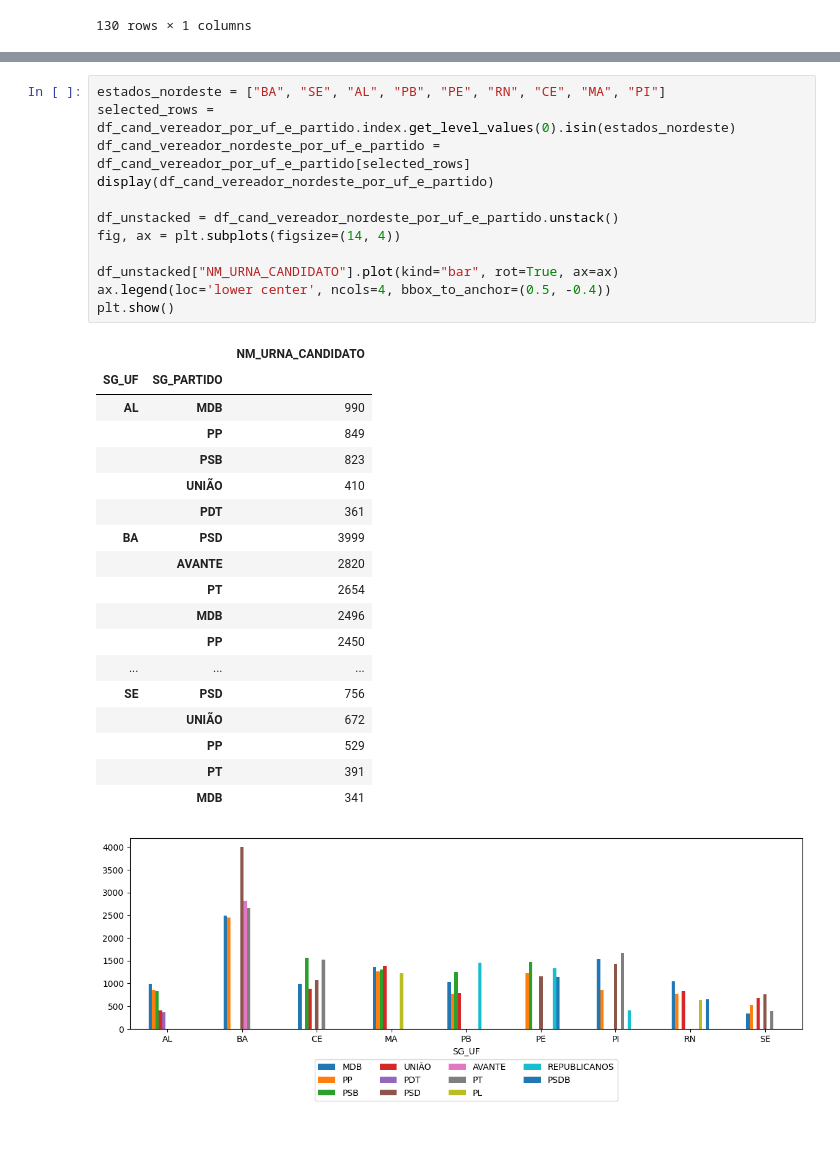
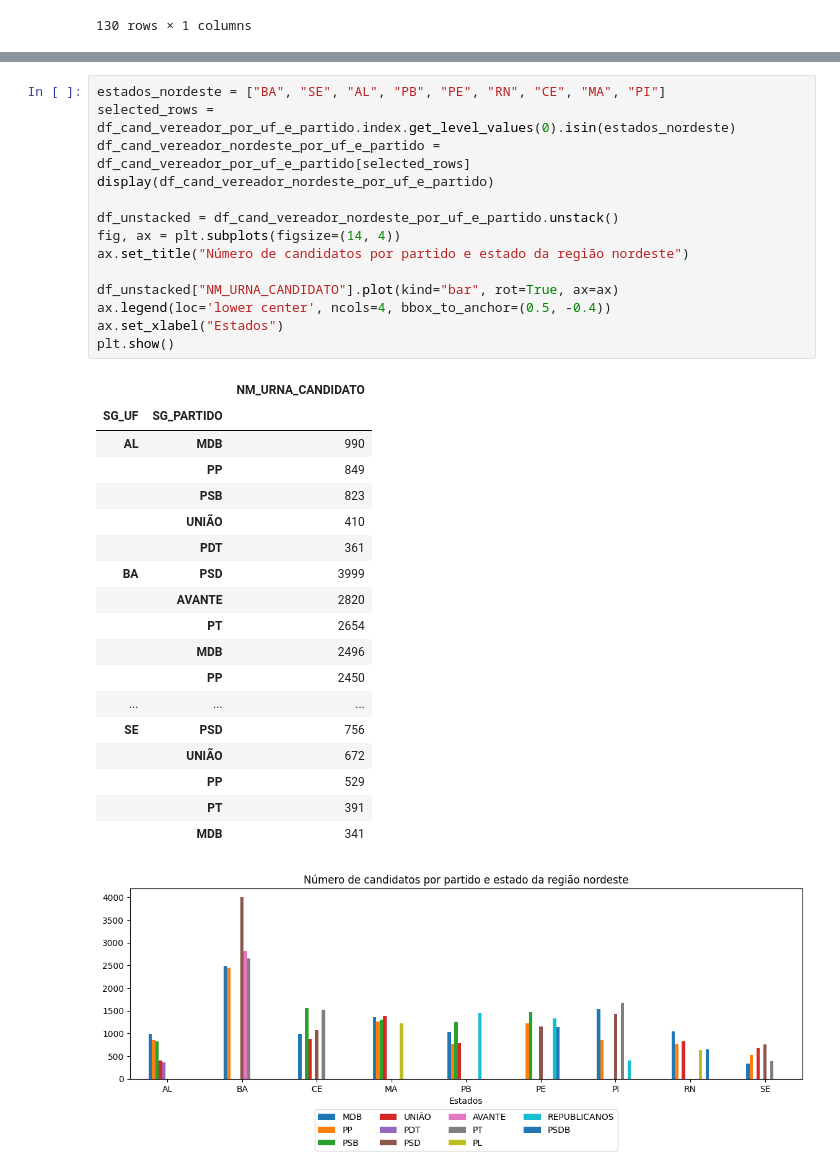
Before and after one commit to nfmmendes/eleicoes-2024-brasil, a Jupyter notebook: Eleições 2024.ipynb, the cells around one changed output, grey strips where cells are left out. Drawn from its saved outputs; the diff is of its cells as text; blank space fills up the shorter version.

```diff
--- a/Eleições 2024.ipynb
+++ b/Eleições 2024.ipynb
@@ -504,34 +510,36 @@ plt.show()
 estados_nordeste = ["BA", "SE", "AL", "PB", "PE", "RN", "CE", "MA", "PI"]
 selected_rows = df_cand_vereador_por_uf_e_partido.index.get_level_values(0).isin(estados_nordeste)
 df_cand_vereador_nordeste_por_uf_e_partido = df_cand_vereador_por_uf_e_partido[selected_rows]
 display(df_cand_vereador_nordeste_por_uf_e_partido)
 
 df_unstacked = df_cand_vereador_nordeste_por_uf_e_partido.unstack()
 fig, ax = plt.subplots(figsize=(14, 4))
+ax.set_title("Número de candidatos por partido e estado da região nordeste")
 
 df_unstacked["NM_URNA_CANDIDATO"].plot(kind="bar", rot=True, ax=ax)
 ax.legend(loc='lower center', ncols=4, bbox_to_anchor=(0.5, -0.4))
+ax.set_xlabel("Estados")
 plt.show()
 # %% [output]
 |  |  | NM_URNA_CANDIDATO |
 | SG_UF | SG_PARTIDO |  |
 | AL | MDB | 990 |
 |  | PP | 849 |
 |  | PSB | 823 |
 |  | UNIÃO | 410 |
 |  | PDT | 361 |
 | BA | PSD | 3999 |
 |  | AVANTE | 2820 |
 |  | PT | 2654 |
 |  | MDB | 2496 |
 |  | PP | 2450 |
 | ... | ... | ... |
 | SE | PSD | 756 |
 |  | UNIÃO | 672 |
 |  | PP | 529 |
 |  | PT | 391 |
 |  | MDB | 341 |
-[figure, old version]
+[figure, new version]
 # %%
 estados_norte = ["TO", "AM", "AP", "RO", "RR", "AC", "PA"]
 selected_rows = df_cand_vereador_por_uf_e_partido.index.get_level_values(0).isin(estados_norte)
```
Also changed, not shown: parts of 4 cells of this notebook.
